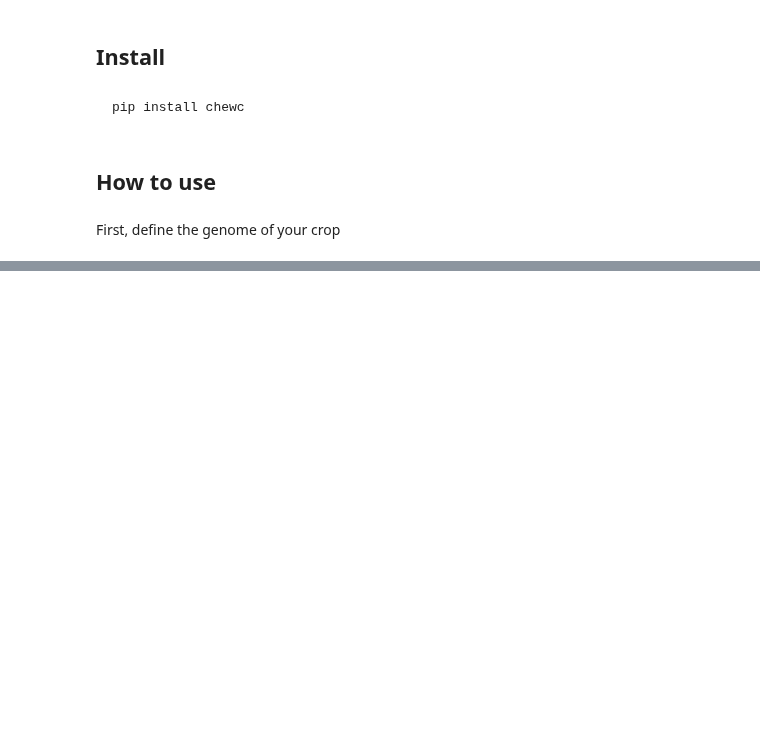
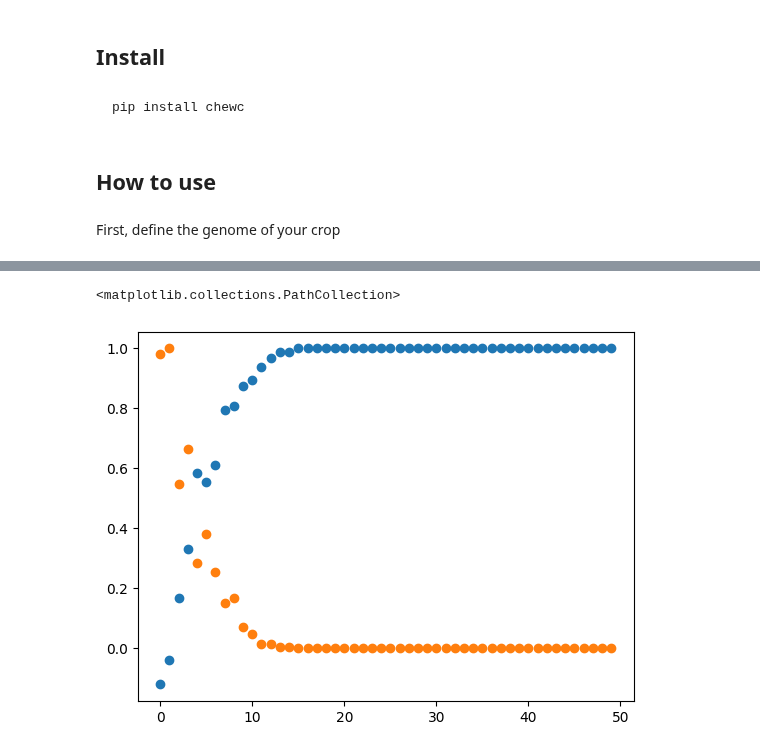
Before and after one commit to cjGO/burbankai, a Jupyter notebook: nbs/index.ipynb, the cells around one changed output, grey strips where cells are left out. Saved outputs shown, nothing was run; the diff lists cells and outputs as text; code cells hidden in the pictures; blank space fills up the shorter version.

```diff
--- a/nbs/index.ipynb
+++ b/nbs/index.ipynb
@@ -93,0 +45,60 @@ plt.show()
+# %%
+import random
+
+ploidy = 2
+number_chromosomes = 10
+loci_per_chromosome = 100
+genetic_map = create_random_genetic_map(number_chromosomes,loci_per_chromosome)
+crop_genome = Genome(ploidy, number_chromosomes, loci_per_chromosome, genetic_map)
+
+n_founders = 500
+founder_pop = create_random_founder_pop(crop_genome , n_founders)
+simparam = SimParam
+simparam.founder_pop = founder_pop
+simparam.genome = crop_genome
+
+
+#add a single additive trait
+qtl_loci = 20
+qtl_map = select_qtl_loci(qtl_loci,simparam.genome)
+
+ta = TraitA(qtl_map,simparam,0, 1)
+ta.sample_initial_effects()
+ta.scale_genetic_effects()
+ta.calculate_intercept()
+
+
+
+
+
+years = 50
+current_pop = founder_pop
+pmean = []
+pvar = []
+for i in range(years):
+    #phenotype current pop
+    TOPK = 2
+    new_pop=[]
+    pheno = ta.phenotype(current_pop,h2=.14)
+    topk = torch.topk(pheno,TOPK).indices
+
+    for i in range(200):
+        sampled_indices = torch.multinomial(torch.ones(topk.size(0)), 2, replacement=False)
+        sampled_parents = topk[sampled_indices]
+        m,f = current_pop[sampled_parents[0]], current_pop[sampled_parents[1]]
+        new_pop.append(make_cross(simparam.genome.genetic_map, m, f))
+
+    current_pop = torch.stack(new_pop)
+    pmean.append(ta.calculate_genetic_values(current_pop).mean())
+    pvar.append(ta.calculate_genetic_values(current_pop).var())
+
+
+pmean_normalized = torch.tensor(pmean) / max(pmean)
+
+pvar_normalized = torch.tensor(pvar) / max(pvar)
+
+plt.scatter(range(len(pmean_normalized)), pmean_normalized)
+plt.scatter(range(len(pvar_normalized)), pvar_normalized)
+# %% [output]
+<matplotlib.collections.PathCollection>
+[figure, added]
```
Also changed, not shown: parts of 1 cell of this notebook, 11 other files.
